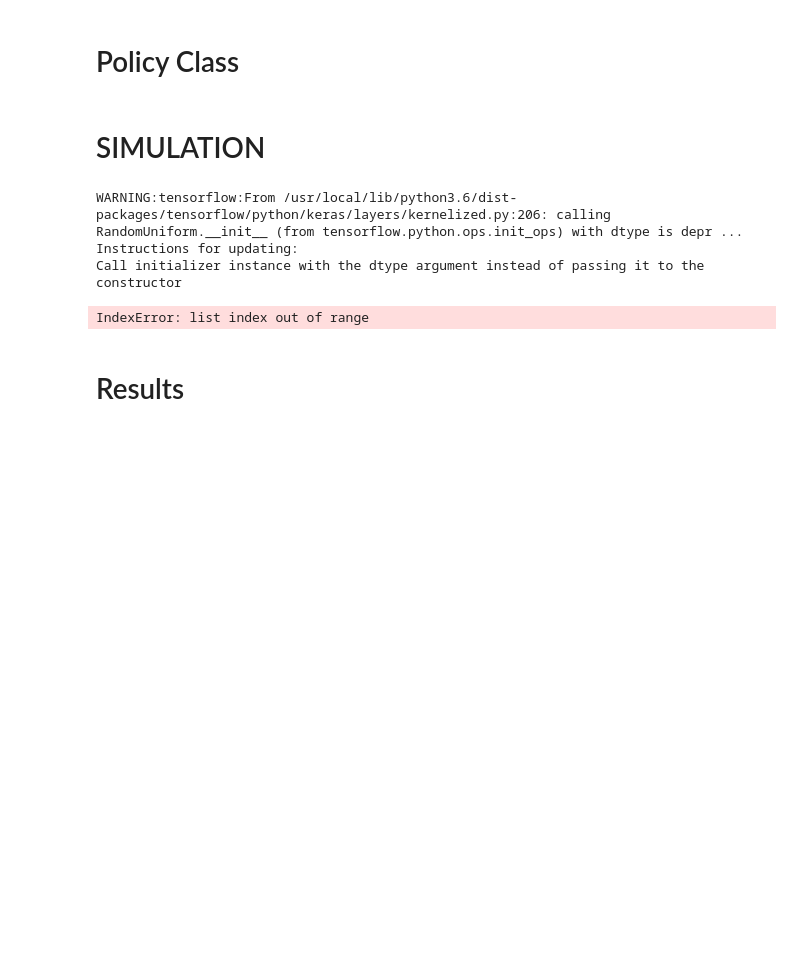
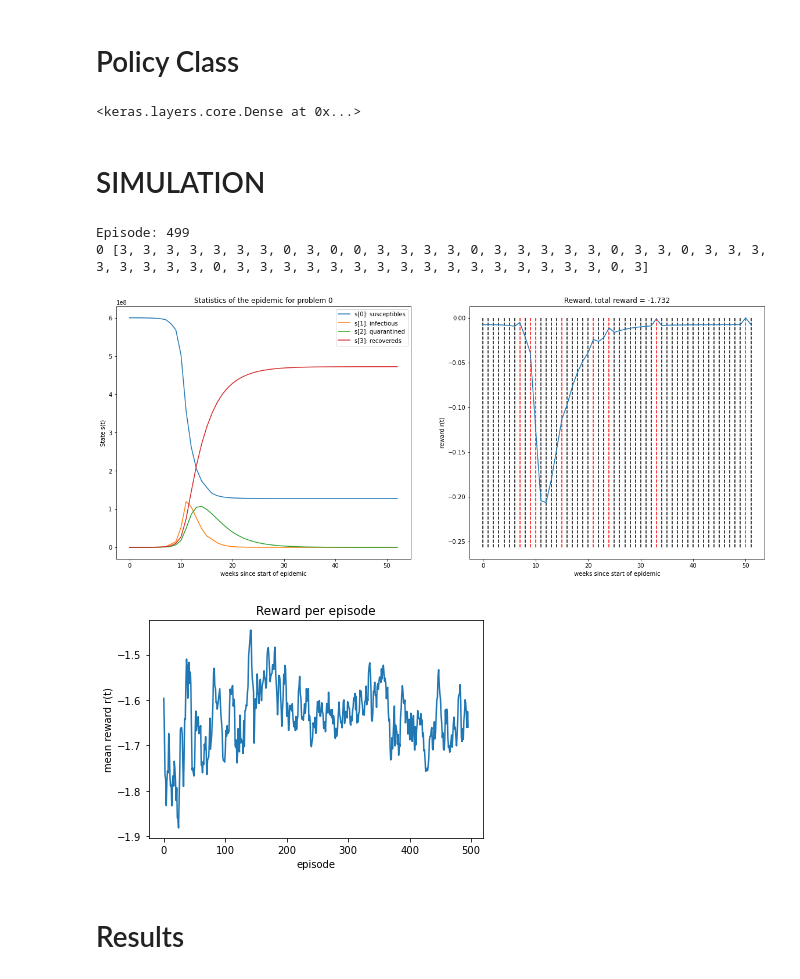
Before and after one commit to erolm-a/ai-coursework-2020, a Jupyter notebook: notebooks/run_policy-search_rbf.ipynb, the cells around one changed output. Drawn from its saved outputs; the diff is of its cells as text; code cells hidden in the pictures; blank space fills up the shorter version.

Commit message:
single rbn layer

```diff
--- a/notebooks/run_policy-search_rbf.ipynb
+++ b/notebooks/run_policy-search_rbf.ipynb
@@ -285,6 +305,32 @@ class PolicySearchAgent:
     def reset(self):
         self.steps = 0
         self.episode = EpisodeSteps(states=[], actions=[], rewards=[])
+# %%
+layers.Dense(4,activation="softmax",kernel_initializer=initializers.glorot_normal(seed=GLOBAL_SEED))
+# %% [output]
+<keras.layers.core.Dense at 0x...>
+# %%
+def create_policy(func_approximator):
+    """
+    Create a greedy policy with the exploration defined by the epsilon and nA parameters
+
+    args:
+    - func_approximator: a function approximator that gives the probability Q(s, a) for a given state s
+    - num_actions: the number of actions
+
+    return: A policy function. Policy functions take a state as input and return an action to perform.
+    """
+
+    def policy_fn(state):
+        """
+        Perform an action.
+
+        Returns: q_values is the actual value returned by the approximator.
+        """
+        q_values = func_approximator.predict(func_approximator.get_state_encoding(state))
+        return q_values
+
+    return policy_fn
 # %% [markdown]
 # SIMULATION
 # %%
@@ -296,54 +342,61 @@ Args:
     problem_id (int): Deterministic parameterization of the epidemic (default: 0).
 """
 
-num_episodes = 10
+num_episodes = 500
 episode_counter = 0
 
 stats = EpisodeStats(episode_lengths=[], episode_rewards=[])
 # Set up policy search agent
-ps_agent = PolicySearchAgent(env, alpha=0.1, gamma=0.1)
+ps_agent = PolicySearchAgent(env, alpha=0.01, gamma=0.4)
+
 
 for i in range(num_episodes):
     # Set up initial state
+    states = []
 
     s = env.reset()
     states.append(s)
     done = False
 
     # Run simulation
     while not done:
         # Get policy to give set of action probs based on latest state and choose largest prob
         action_probs = ps_agent.predict(states[-1])
         choice = np.random.choice(np.arange(len(action_probs)), p=action_probs)
 
         # Make a step in environemnt
         s, r, done, i = env.step(action=choice)
 
         # Update policy
         ps_agent.increment(s, choice, r)
 
     # Debug info
-    print("Episode: " + str(episode_counter))
-    print("Action Probabilities: " + str(action_probs))
-    #plot_states_and_rewards(states, rewards)
-    plot_graphs(ps_agent.episode)
+    print("\rEpisode: " + str(episode_counter),end="")
+    #print("Action Probabilities: " + str(action_probs))
+    # plot_states_and_rewards(states, rewards)
+    # plot_graphs(ps_agent.episode)
 
     episode_counter += 1
 
     # Save episode's total reward
     stats.episode_lengths.append(ps_agent.steps)
     stats.episode_rewards.append(sum(ps_agent.episode.rewards))
 
     # Update model to learn from the rewards of current episode
     ps_agent.update_model()
 
     # Reset ps_agent's episode data
     ps_agent.reset()
+
+print()
+approximator_ps = ps_agent
+utils.evaluate(create_policy(approximator_ps))
+utils.plot_avg_reward(stats.episode_rewards)
 # %% [output]
-WARNING:tensorflow:From /usr/local/lib/python3.6/dist-packages/tensorflow/python/keras/layers/kernelized.py:206: calling RandomUniform.__init__ (from tensorflow.python.ops.init_ops) with dtype is depr ...
-Instructions for updating:
-Call initializer instance with the dtype argument instead of passing it to the constructor
+Episode: 499
+0 [3, 3, 3, 3, 3, 3, 3, 0, 3, 0, 0, 3, 3, 3, 3, 0, 3, 3, 3, 3, 3, 0, 3, 3, 0, 3, 3, 3, 3, 3, 3, 3, 3, 0, 3, 3, 3, 3, 3, 3, 3, 3, 3, 3, 3, 3, 3, 3, 3, 3, 0, 3]
-IndexError: list index out of range
+[figure, added]
+[figure, added]
 # %% [markdown]
 # Results
 # %%
```
Also changed, not shown: parts of 5 cells of this notebook.
